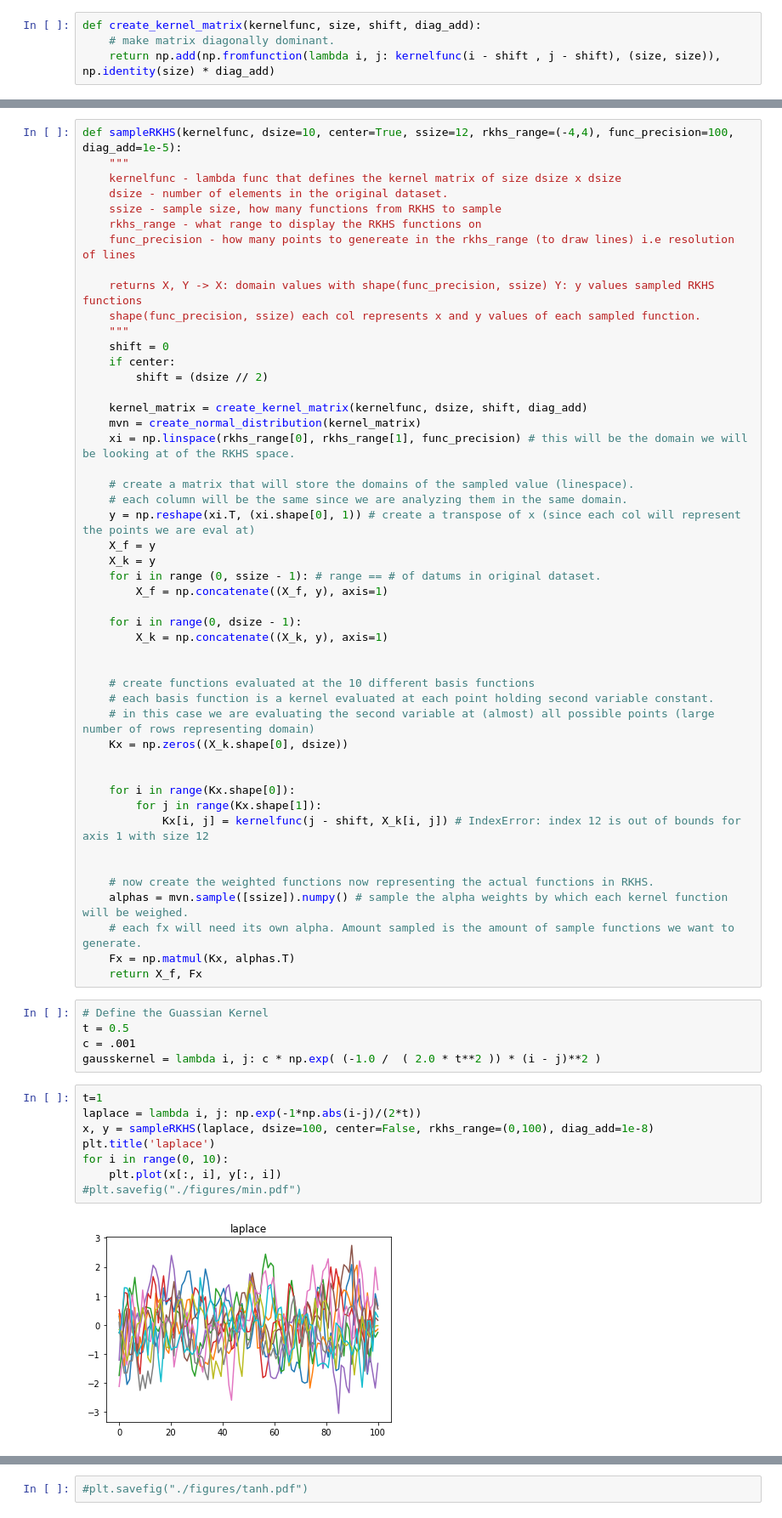
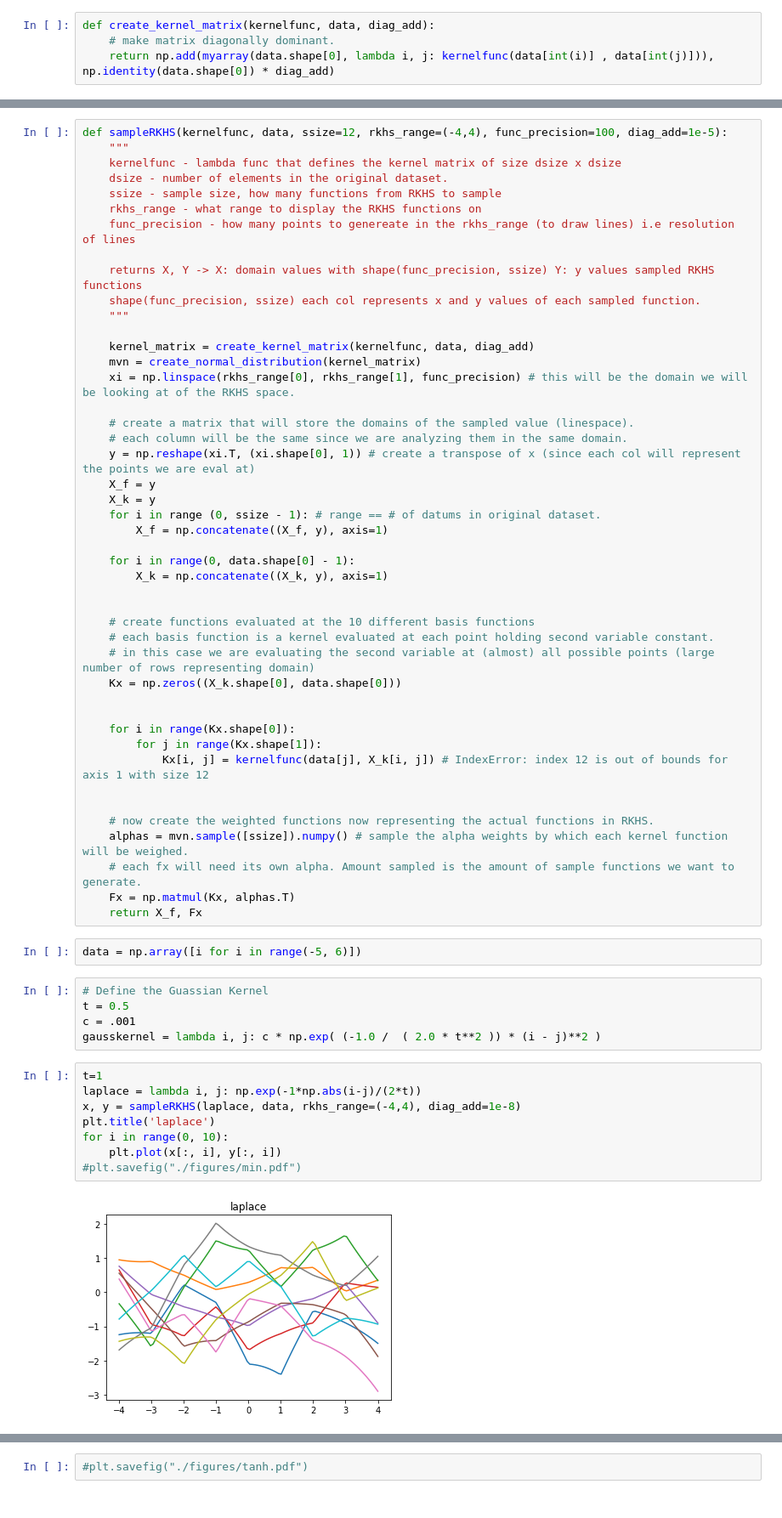
Before and after one commit to karasjoh000/KernelPCA, a Jupyter notebook: hw1.ipynb, the cells around one changed output, grey strips where cells are left out. Shown at 85% size. Drawn from its saved outputs; the diff is of its cells as text.

Commit message:
convert center to matrix ops

```diff
--- a/hw1.ipynb
+++ b/hw1.ipynb
@@ -6,9 +6,9 @@ import tensorflow_probability as tfp
 import math
 %matplotlib inline
 # %%
-def create_kernel_matrix(kernelfunc, size, shift, diag_add):
+def create_kernel_matrix(kernelfunc, data, diag_add):
     # make matrix diagonally dominant.
-    return np.add(np.fromfunction(lambda i, j: kernelfunc(i - shift , j - shift), (size, size)), np.identity(size) * diag_add)
+    return np.add(myarray(data.shape[0], lambda i, j: kernelfunc(data[int(i)] , data[int(j)])), np.identity(data.shape[0]) * diag_add)
 # %%
 def create_normal_distribution(kernel):
     mu, cov = np.zeros(tf.shape(kernel).numpy()[0]), tf.linalg.inv(kernel)
@@ -17,5 +24,5 @@ def create_normal_distribution(kernel):
 # %%
-def sampleRKHS(kernelfunc, dsize=10, center=True, ssize=12, rkhs_range=(-4,4), func_precision=100, diag_add=1e-5):
+def sampleRKHS(kernelfunc, data, ssize=12, rkhs_range=(-4,4), func_precision=100, diag_add=1e-5):
     """
     kernelfunc - lambda func that defines the kernel matrix of size dsize x dsize
     dsize - number of elements in the original dataset.
@@ -26,11 +33,8 @@ def sampleRKHS(kernelfunc, dsize=10, center=True, ssize=12, rkhs_range=(-4,4), f
     returns X, Y -> X: domain values with shape(func_precision, ssize) Y: y values sampled RKHS functions
     shape(func_precision, ssize) each col represents x and y values of each sampled function.
     """
-    shift = 0
-    if center:
-        shift = (dsize // 2)
 
-    kernel_matrix = create_kernel_matrix(kernelfunc, dsize, shift, diag_add)
+    kernel_matrix = create_kernel_matrix(kernelfunc, data, diag_add)
     mvn = create_normal_distribution(kernel_matrix)
     xi = np.linspace(rkhs_range[0], rkhs_range[1], func_precision) # this will be the domain we will be looking at of the RKHS space.
 
@@ -42,19 +46,19 @@ def sampleRKHS(kernelfunc, dsize=10, center=True, ssize=12, rkhs_range=(-4,4), f
     for i in range (0, ssize - 1): # range == # of datums in original dataset.
         X_f = np.concatenate((X_f, y), axis=1)
 
-    for i in range(0, dsize - 1):
+    for i in range(0, data.shape[0] - 1):
         X_k = np.concatenate((X_k, y), axis=1)
 
 
     # create functions evaluated at the 10 different basis functions
     # each basis function is a kernel evaluated at each point holding second variable constant.
     # in this case we are evaluating the second variable at (almost) all possible points (large number of rows representing domain)
-    Kx = np.zeros((X_k.shape[0], dsize))
+    Kx = np.zeros((X_k.shape[0], data.shape[0]))
 
 
     for i in range(Kx.shape[0]):
         for j in range(Kx.shape[1]):
-            Kx[i, j] = kernelfunc(j - shift, X_k[i, j]) # IndexError: index 12 is out of bounds for axis 1 with size 12
+            Kx[i, j] = kernelfunc(data[j], X_k[i, j]) # IndexError: index 12 is out of bounds for axis 1 with size 12
 
 
     # now create the weighted functions now representing the actual functions in RKHS.
@@ -62,6 +66,8 @@ def sampleRKHS(kernelfunc, dsize=10, center=True, ssize=12, rkhs_range=(-4,4), f
     # each fx will need its own alpha. Amount sampled is the amount of sample functions we want to generate.
     Fx = np.matmul(Kx, alphas.T)
     return X_f, Fx
+# %%
+data = np.array([i for i in range(-5, 6)])
 # %%
 # Define the Guassian Kernel
 t = 0.5
@@ -70,11 +76,11 @@ gausskernel = lambda i, j: c * np.exp( (-1.0 /  ( 2.0 * t**2 )) * (i - j)**2 )
 # %%
 t=1
 laplace = lambda i, j: np.exp(-1*np.abs(i-j)/(2*t))
-x, y = sampleRKHS(laplace, dsize=100, center=False, rkhs_range=(0,100), diag_add=1e-8)
+x, y = sampleRKHS(laplace, data, rkhs_range=(-4,4), diag_add=1e-8)
 plt.title('laplace')
 for i in range(0, 10):
     plt.plot(x[:, i], y[:, i])
 #plt.savefig("./figures/min.pdf")
 # %% [output]
-[figure, old version]
+[figure, new version]
 # %%
```
Also changed, not shown: parts of 16 cells of this notebook, 8 other files.
